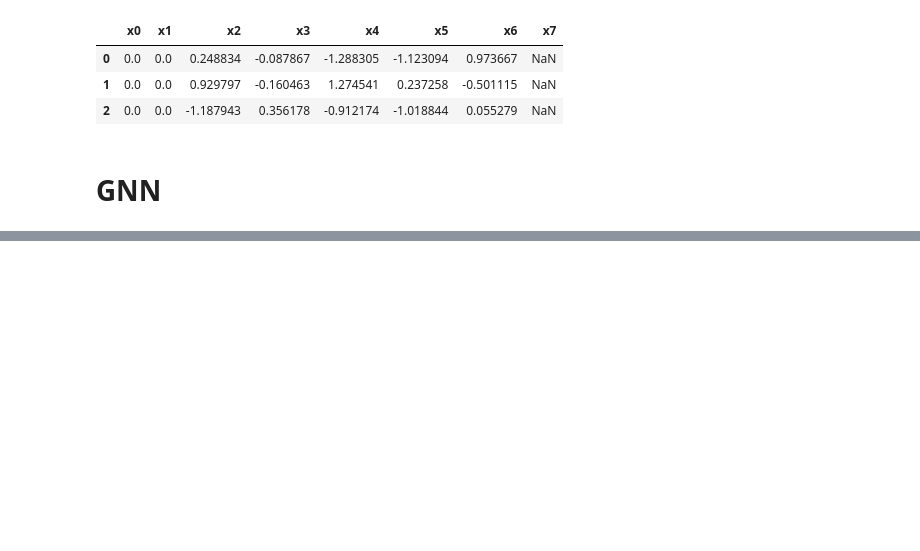
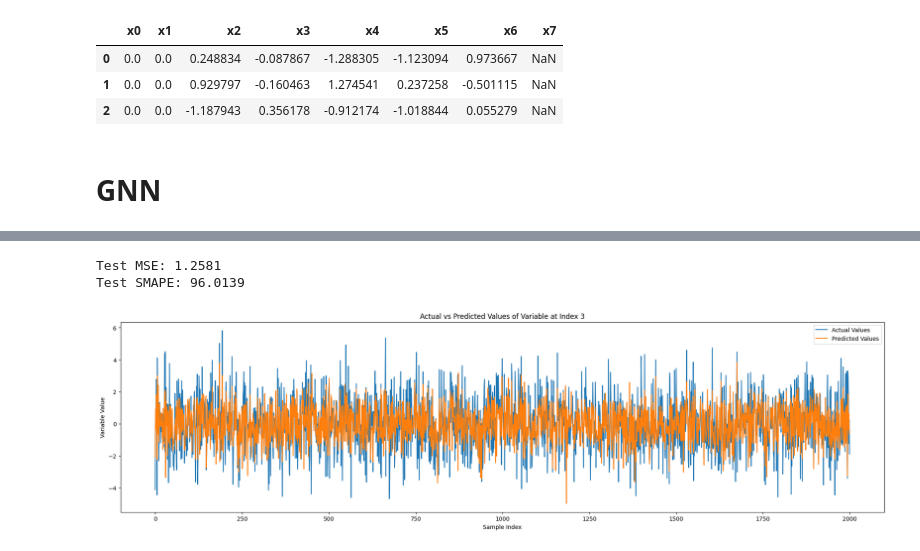
Before and after one commit to chaudhary-vivek/ts_causal, a Jupyter notebook: gnn_intervention_v0.ipynb, the cells around one changed output, grey strips where cells are left out. Drawn from its saved outputs; the diff is of its cells as text; code cells hidden in the pictures; blank space fills up the shorter version.

```diff
--- a/gnn_intervention_v0.ipynb
+++ b/gnn_intervention_v0.ipynb
@@ -234,0 +182,41 @@ plot_true_vs_predicted(true_values, predictions)
+# %%
+# Step 5: Forecast using the test dataset
+model.eval()
+predictions = []
+actuals = []
+with torch.no_grad():
+    for data in test_loader:
+        data = data.to(device)
+        out = model(data)
+        predictions.append(out.cpu())
+        actuals.append(data.y.cpu())
+
+# Concatenate all predictions and actual values
+predictions = torch.cat(predictions, dim=0)
+actuals = torch.cat(actuals, dim=0)
+
+# Calculate Mean Squared Error on the test set
+mse = mean_squared_error(actuals.numpy(), predictions.numpy())
+print(f'Test MSE: {mse:.4f}')
+
+def smape(predictions, actuals):
+    return 100 * torch.mean(2 * torch.abs(predictions - actuals) / (torch.abs(predictions) + torch.abs(actuals)))
+
+smape_ = smape(predictions, actuals)
+print(f'Test SMAPE: {smape_:.4f}')
+
+# Optionally, plot the predictions vs actual values
+
+
+plt.figure(figsize=(24, 6))
+plt.plot(actuals.numpy(), label='Actual Values')
+plt.plot(predictions.numpy(), label='Predicted Values')
+plt.xlabel('Sample Index')
+plt.ylabel('Variable Value')
+plt.title('Actual vs Predicted Values of Variable at Index 3')
+plt.legend()
+plt.show()
+# %% [output]
+Test MSE: 1.2581
+Test SMAPE: 96.0139
+[figure, added]
```
Also changed, not shown: parts of 8 cells of this notebook, 1 other file.
